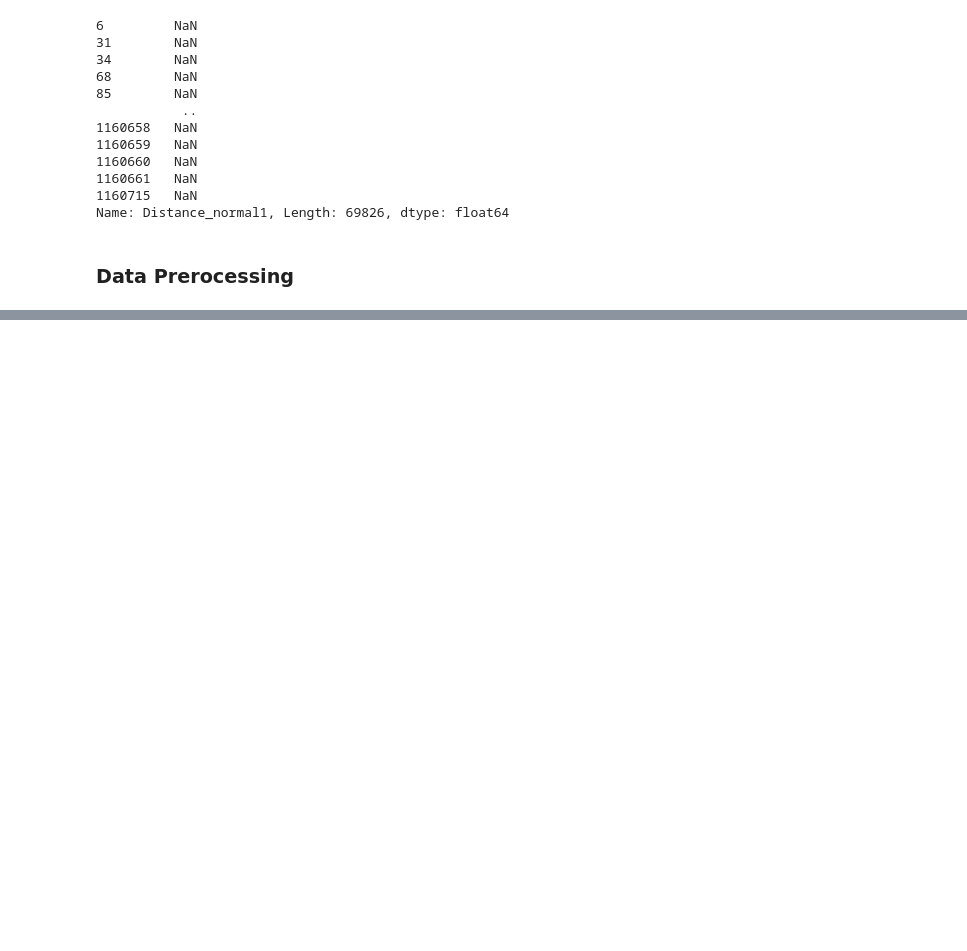
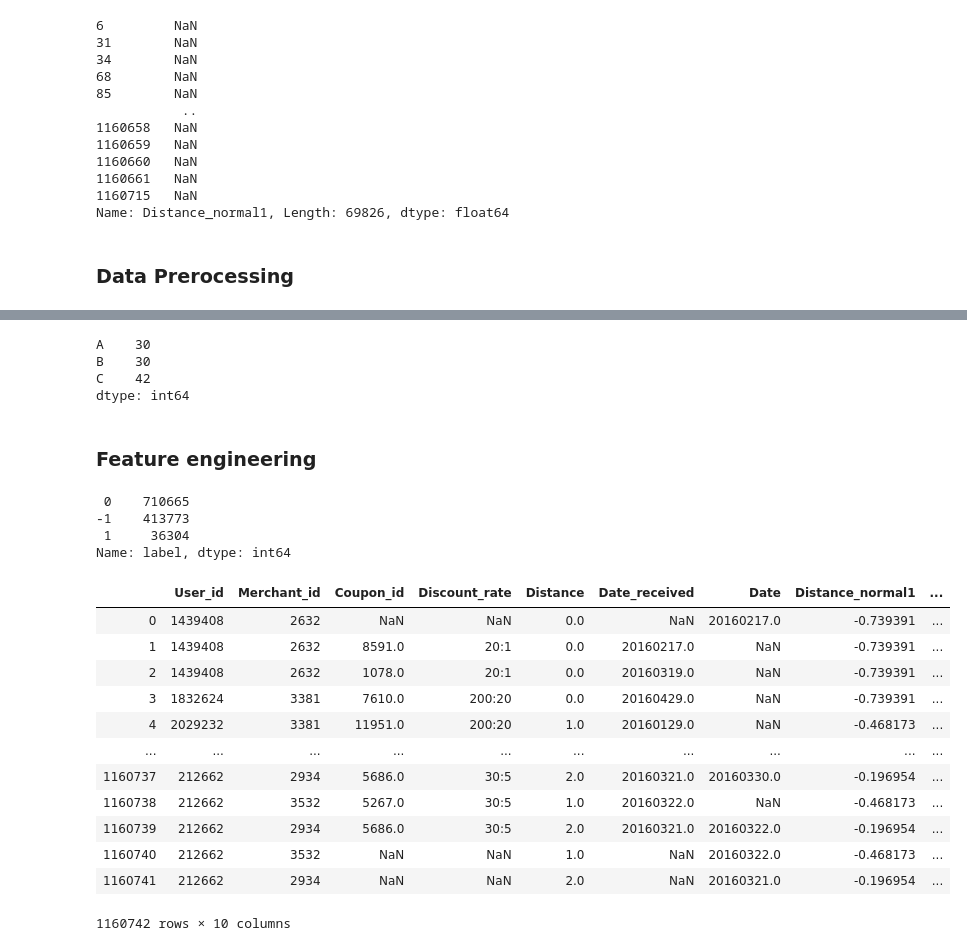
Before and after one commit to GeeKoders/2nd-ML100Days, a Jupyter notebook: homework/mid-term exam.ipynb, the cells around one changed output, grey strips where cells are left out. Cells and saved outputs as stored; diff of their text form; code cells hidden in the pictures; blank space fills up the shorter version.

Commit message:
20200120 pd.to_datetime() update

```diff
--- a/homework/mid-term exam.ipynb
+++ b/homework/mid-term exam.ipynb
@@ -203,0 +204,60 @@ df.apply(np.sum, axis = 1)
+# %%
+df.apply(np.sum)
+# %% [output]
+A    30
+B    30
+C    42
+dtype: int64
+# %% [markdown]
+### Feature engineering
+# %%
+## Creat target label
+"""
+According to the definition,
+1) buy with coupon within (include) 15 days ==> 1
+2) buy with coupon but out of 15 days ==> 0
+3) buy without coupon ==> -1 (we don't care)
+"""
+def label(row):
+    if np.isnan(row['Date_received']):
+        return -1
+    if not np.isnan(row['Date']):
+        td = pd.to_datetime(row['Date'], format='%Y%m%d') -  pd.to_datetime(row['Date_received'], format='%Y%m%d')
+        if td <= pd.Timedelta(15, 'D'):
+            return 1
+    return 0
+
+dfTrain["label"] = dfTrain.apply(label, axis=1)
+
+dfTrain["label"].value_counts()
+# %% [output]
+ 0    710665
+-1    413773
+ 1     36304
+Name: label, dtype: int64
+# %%
+# Generate features - weekday acquired coupon
+def getWeekday(row):
+    if (np.isnan(row)) or (row==-1):
+        return row
+    else:
+        return pd.to_datetime(row, format = "%Y%m%d").dayofweek+1 # add one to make it from 0~6 -> 1~7
+
+dfTrain['weekday'] = dfTrain['Date_received'].apply(getWeekday)
+dfTest['weekday'] = dfTest['Date_received'].apply(getWeekday)
+# %%
+dfTrain
+# %% [output]
+|  | User_id | Merchant_id | Coupon_id | Discount_rate | Distance | Date_received | Date | Distance_normal1 | ... |
+| 0 | 1439408 | 2632 | NaN | NaN | 0.0 | NaN | 20160217.0 | -0.739391 | ... |
+| 1 | 1439408 | 2632 | 8591.0 | 20:1 | 0.0 | 20160217.0 | NaN | -0.739391 | ... |
+| 2 | 1439408 | 2632 | 1078.0 | 20:1 | 0.0 | 20160319.0 | NaN | -0.739391 | ... |
+| 3 | 1832624 | 3381 | 7610.0 | 200:20 | 0.0 | 20160429.0 | NaN | -0.739391 | ... |
+| 4 | 2029232 | 3381 | 11951.0 | 200:20 | 1.0 | 20160129.0 | NaN | -0.468173 | ... |
+| ... | ... | ... | ... | ... | ... | ... | ... | ... | ... |
+| 1160737 | 212662 | 2934 | 5686.0 | 30:5 | 2.0 | 20160321.0 | 20160330.0 | -0.196954 | ... |
+| 1160738 | 212662 | 3532 | 5267.0 | 30:5 | 1.0 | 20160322.0 | NaN | -0.468173 | ... |
+| 1160739 | 212662 | 2934 | 5686.0 | 30:5 | 2.0 | 20160321.0 | 20160322.0 | -0.196954 | ... |
+| 1160740 | 212662 | 3532 | NaN | NaN | 1.0 | NaN | 20160322.0 | -0.468173 | ... |
+| 1160741 | 212662 | 2934 | NaN | NaN | 2.0 | NaN | 20160321.0 | -0.196954 | ... |
+1160742 rows × 10 columns
```
Also changed, not shown: parts of 1 cell of this notebook.
